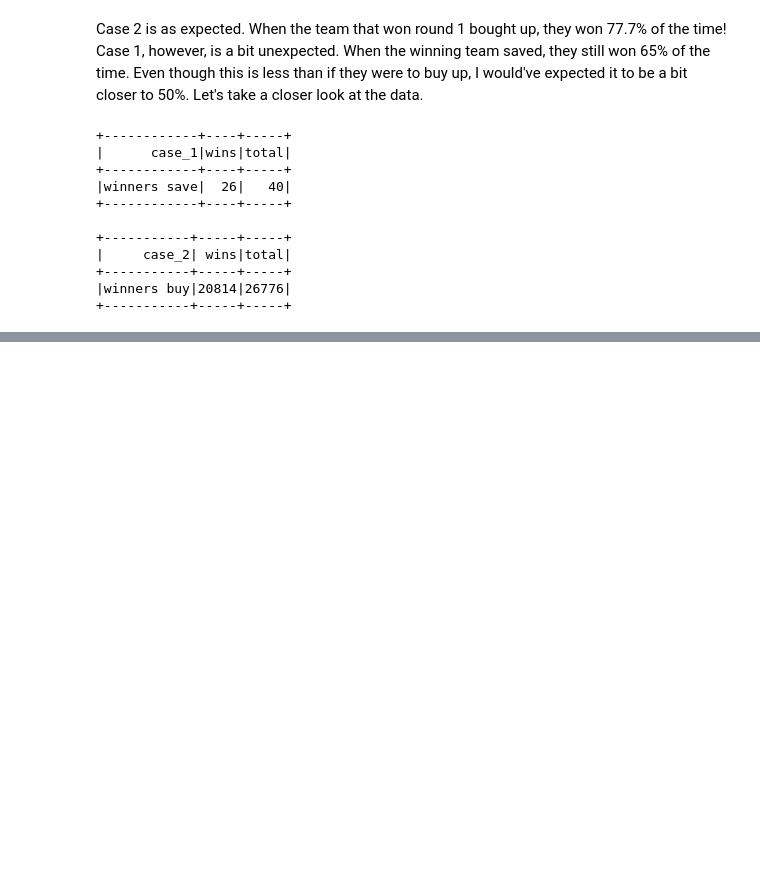
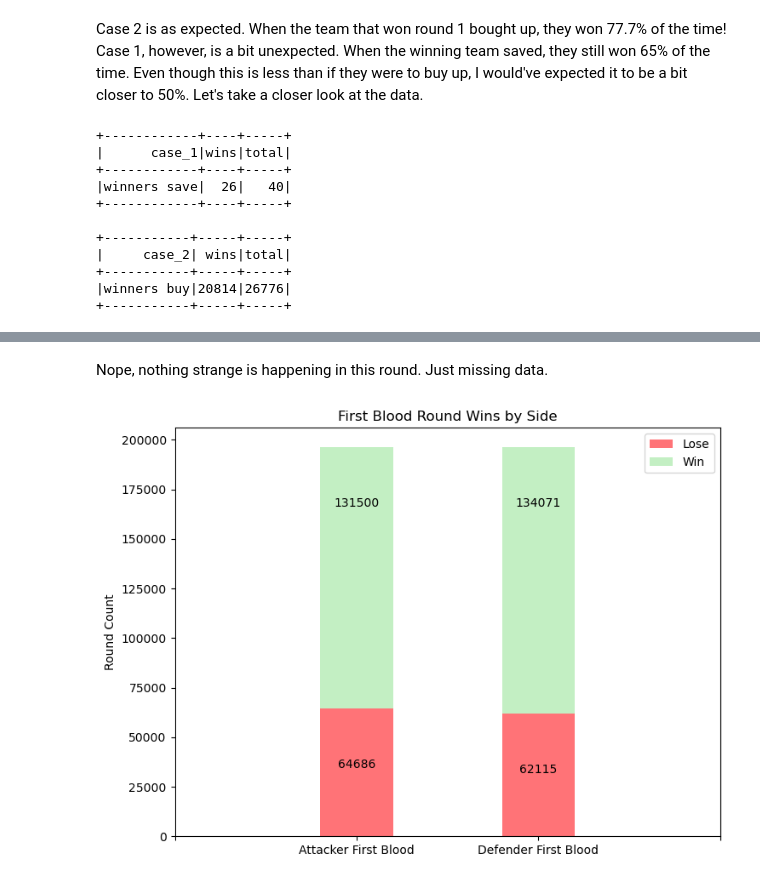
Before and after one commit to ashleyradford/spark-analysis, a Jupyter notebook: csgo_analysis.ipynb, the cells around one changed output, grey strips where cells are left out. Drawn from its saved outputs; the diff is of its cells as text; code cells hidden in the pictures; blank space fills up the shorter version.

Commit message:
Add first blood question

```diff
--- a/csgo_analysis.ipynb
+++ b/csgo_analysis.ipynb
@@ -1787,0 +1869,2 @@ Yep, interestingly enough, losers are unable to full buy their third round. This
+# %% [markdown]
+Nope, nothing strange is happening in this round. Just missing data.
@@ -1787,0 +1948,37 @@ Yep, interestingly enough, losers are unable to full buy their third round. This
+# %%
+# convert data to pandas df (just one row each)
+attackers_first_blood_pd = attackers_first_blood.toPandas()
+defenders_first_blood_pd = defenders_first_blood.toPandas()
+
+# set up indices
+max_total = max(attackers_first_blood_pd.loc[0,'total'], defenders_first_blood_pd.loc[0,'total'])
+
+# set up percentage bars
+awc = attackers_first_blood_pd.loc[0,'win_count']
+dwc = defenders_first_blood_pd.loc[0,'win_count']
+win_counts = (awc, dwc)
+lose_counts = (max_total - awc, max_total - dwc)
+
+width = 0.40
+fig = plt.figure()
+
+# customize the plot
+ax = fig.add_axes([0,0,1,1])
+ax.bar([2,3], lose_counts, width, color='#FF7377')
+ax.bar([2,3], win_counts, width, bottom=lose_counts, color='#C3EFC3')
+ax.set_ylabel('Round Count')
+ax.set_title('First Blood Round Wins by Side')
+ax.set_xticks([1,2,3,4], ('', 'Attacker First Blood', 'Defender First Blood', ''))
+ax.legend(labels=['Lose', 'Win'])
+
+# add numbers to each section of each bar graph
+for i, count in enumerate(lose_counts):
+    ax.text(i + 2, count - 30000, str(count), ha='center', color='black')
+
+for i, count in enumerate(win_counts):
+    ax.text(i + 2, count + lose_counts[i] - 30000, str(count), ha='center', color='black')
+
+# display the plot
+plt.show()
+# %% [output]
+[figure, added]
```
Also changed, not shown: parts of 50 cells of this notebook.
